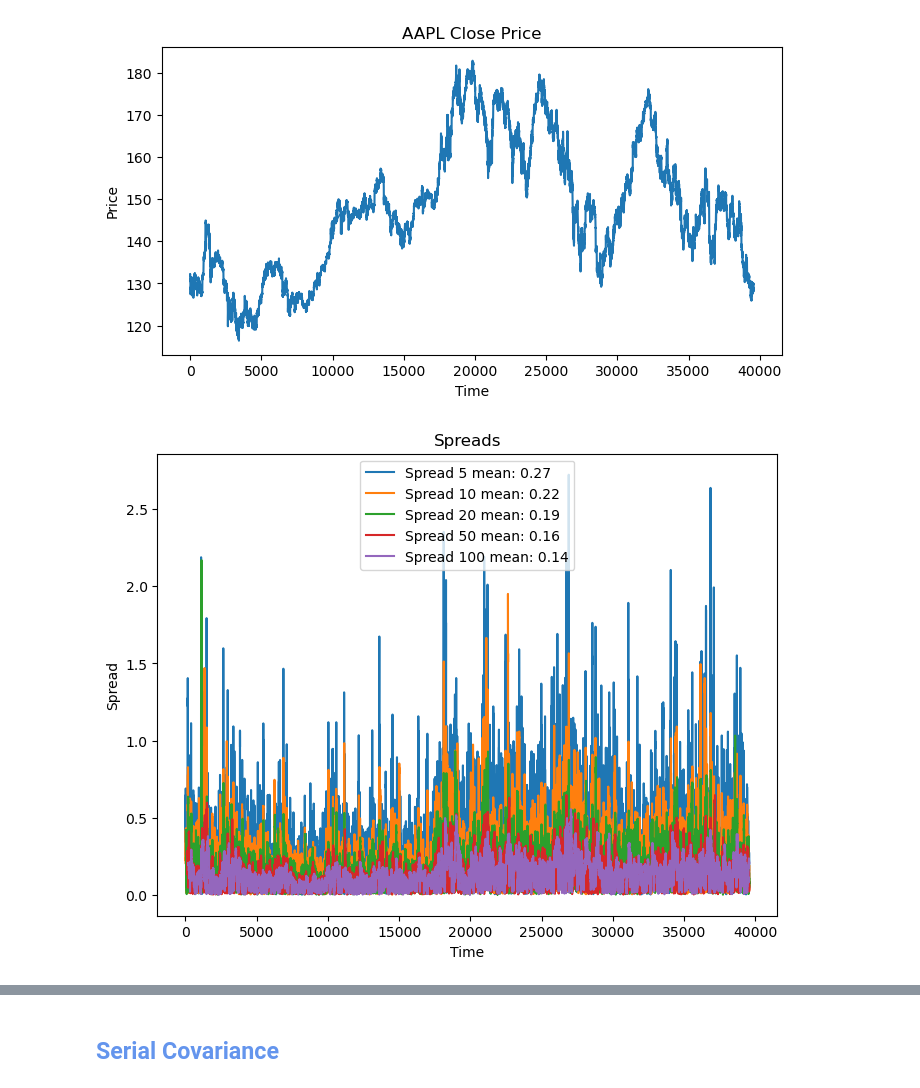
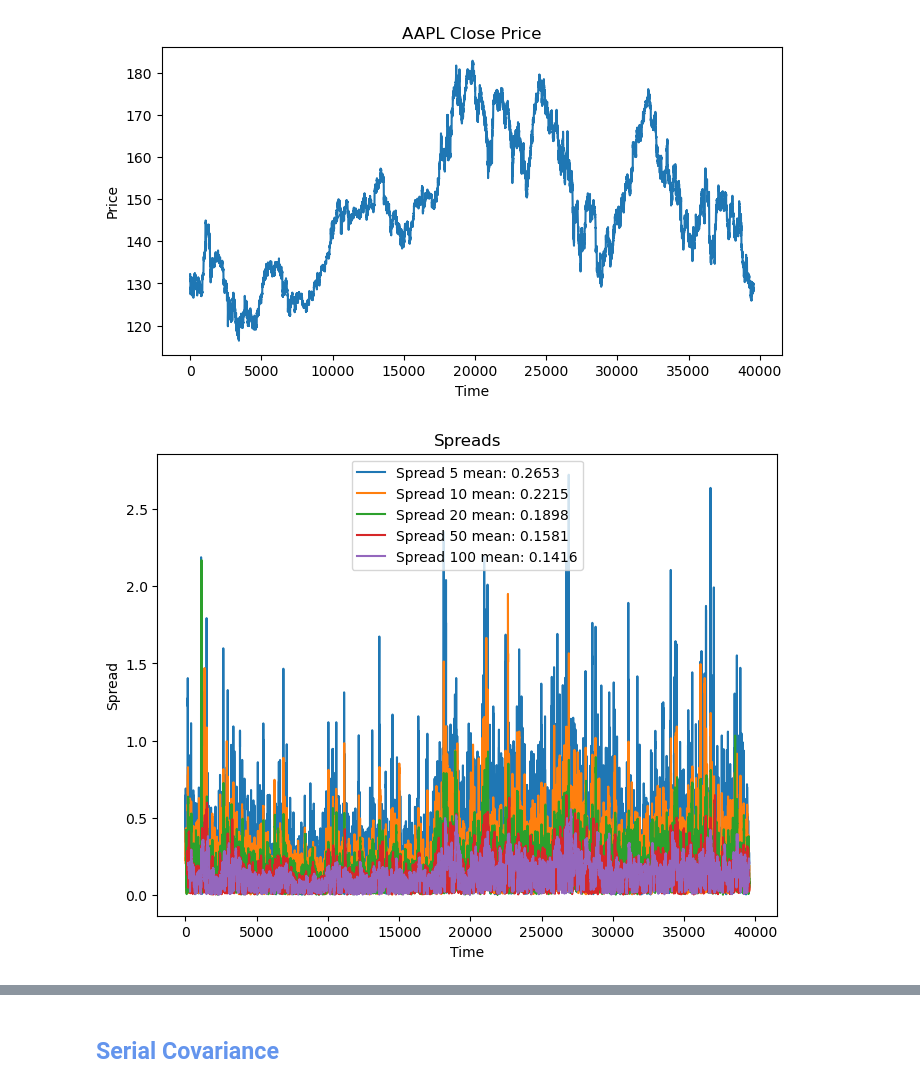
Before and after one commit to LuisMB09/Trading, a Jupyter notebook: effective_spread.ipynb, the cells around one changed output, grey strips where cells are left out. Saved outputs shown, nothing was run; the diff lists cells and outputs as text; code cells hidden in the pictures.

```diff
--- a/effective_spread.ipynb
+++ b/effective_spread.ipynb
@@ -79,12 +79,12 @@ plt.show()
 # %%
 spreads = [df[f'Spread_{w}'] for w in windows]
 plt.figure(figsize=(8, 6))
 for i, spread in enumerate(spreads):
-    plt.plot(spread, label=f'Spread {windows[i]} mean: {spread.mean():.2f}')
+    plt.plot(spread, label=f'Spread {windows[i]} mean: {spread.mean():.4f}')
 plt.title('Spreads')
 plt.xlabel('Time')
 plt.ylabel('Spread')
 plt.legend()
 plt.show()
 # %% [output]
-[figure, old version]
+[figure, new version]
```
Also changed, not shown: parts of 3 cells of this notebook.
